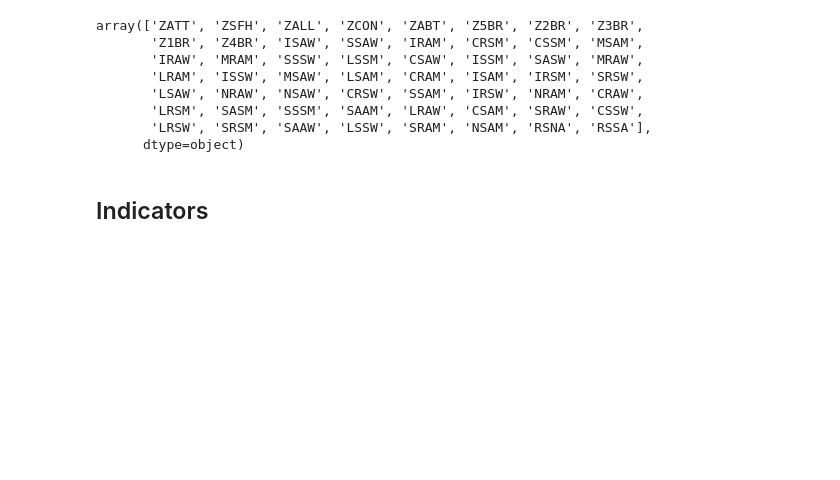
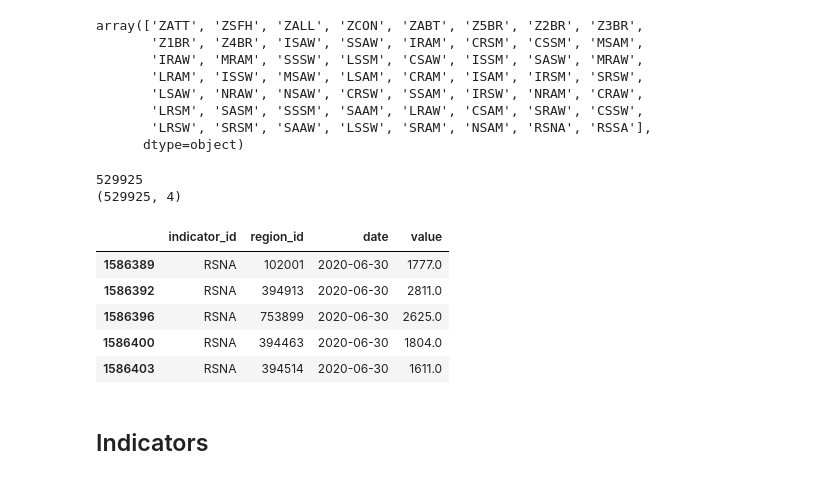
Before and after one commit to BloomTech-Labs/PT17_cityspire-f-ds, a Jupyter notebook: notebooks/exploratory/real_estate.ipynb, the cells around one changed output. Cells and saved outputs as stored; diff of their text form; code cells hidden in the pictures; blank space fills up the shorter version.

```diff
--- a/notebooks/exploratory/real_estate.ipynb
+++ b/notebooks/exploratory/real_estate.ipynb
@@ -63,6 +63,21 @@ array(['ZATT', 'ZSFH', 'ZALL', 'ZCON', 'ZABT', 'Z5BR', 'Z2BR', 'Z3BR',
        'LRSM', 'SASM', 'SSSM', 'SAAM', 'LRAW', 'CSAM', 'SRAW', 'CSSW',
        'LRSW', 'SRSM', 'SAAW', 'LSSW', 'SRAM', 'NSAM', 'RSNA', 'RSSA'],
       dtype=object)
+# %%
+rental_data = data[data['indicator_id'].isin(['RSSA', 'RSNA'])]
+# %%
+print(len(rental_data))
+print(rental_data.shape)
+rental_data.head()
+# %% [output]
+529925
+(529925, 4)
+|  | indicator_id | region_id | date | value |
+| 1586389 | RSNA | 102001 | 2020-06-30 | 1777.0 |
+| 1586392 | RSNA | 394913 | 2020-06-30 | 2811.0 |
+| 1586396 | RSNA | 753899 | 2020-06-30 | 2625.0 |
+| 1586400 | RSNA | 394463 | 2020-06-30 | 1804.0 |
+| 1586403 | RSNA | 394514 | 2020-06-30 | 1611.0 |
 # %% [markdown]
 ## Indicators
 # %%
```
Also changed, not shown: parts of 8 cells of this notebook.
